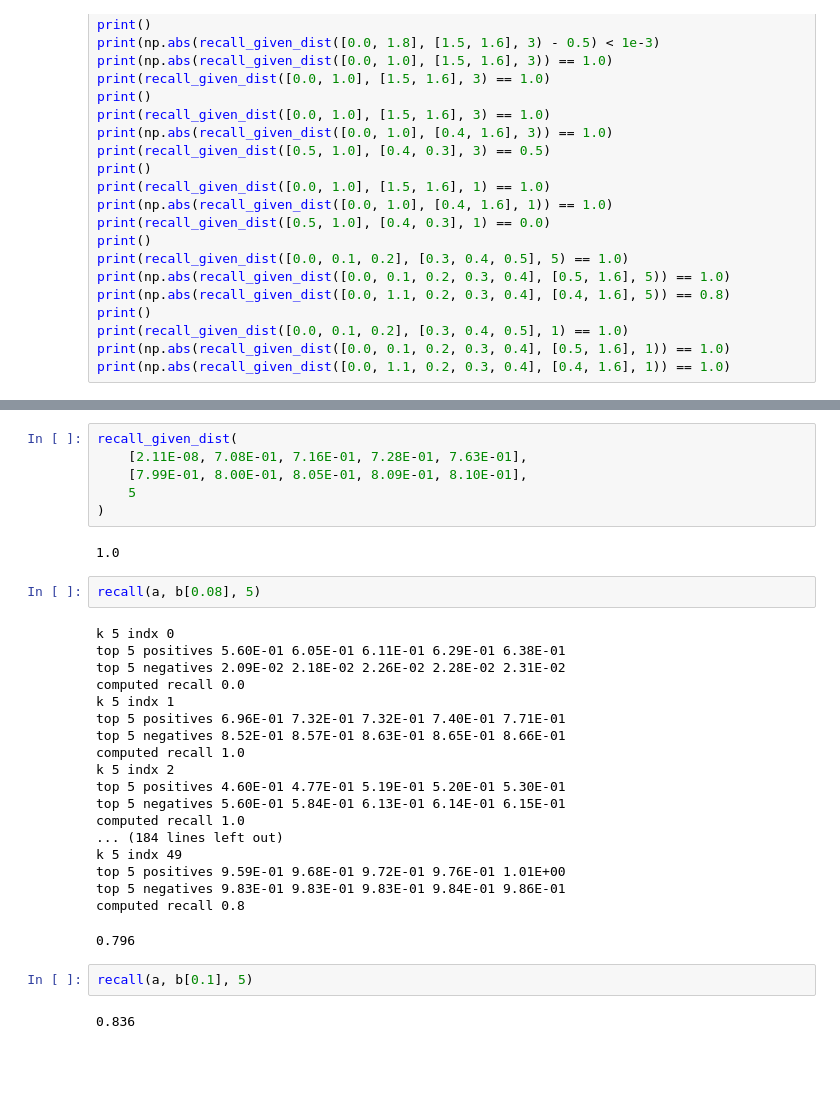
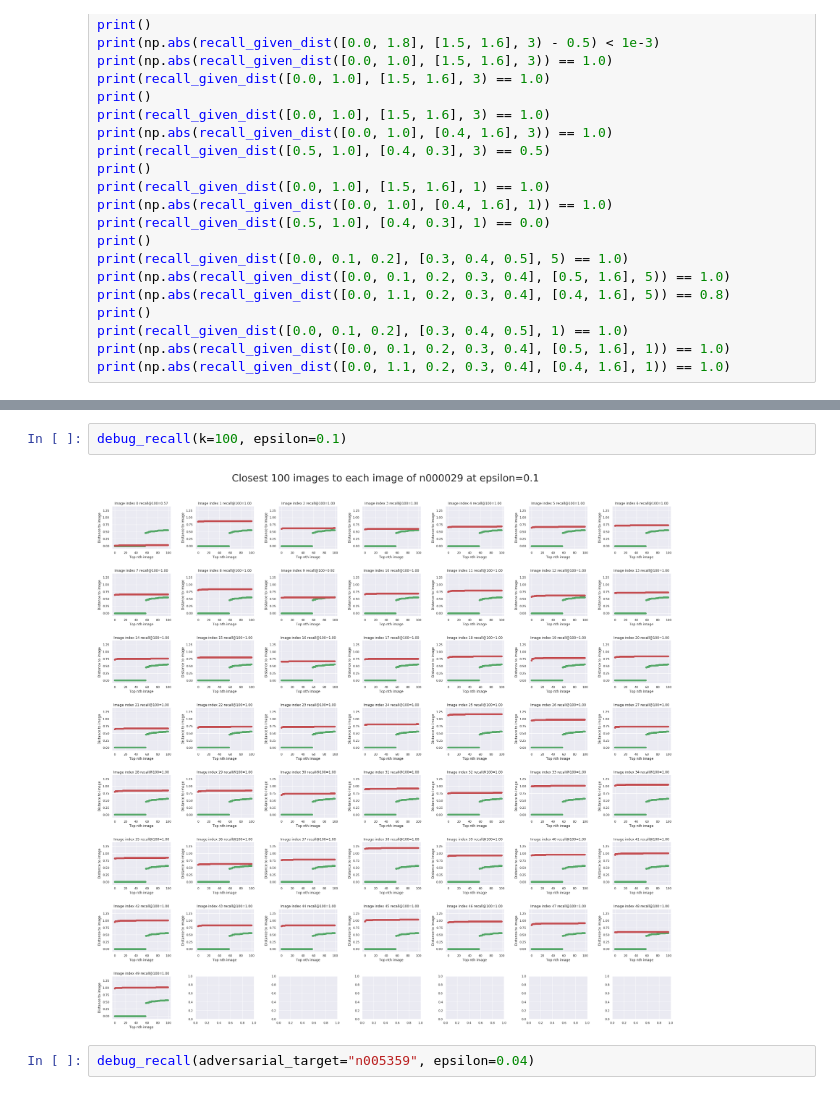
Before and after one commit to psturmfels/adversarial_faces, a Jupyter notebook: notebooks/recall_community_naive_same.ipynb, the cells around one changed output, grey strips where cells are left out. Cells and saved outputs as stored; diff of their text form; blank space fills up the shorter version.

```diff
--- a/notebooks/recall_community_naive_same.ipynb
+++ b/notebooks/recall_community_naive_same.ipynb
@@ -359,33 +244,6 @@ dist_negative shape [0.51557904 0.1344929  0.10239705 0.45486313 0.25278583 0.05
-# %%
-recall_given_dist(
-    [2.11E-08, 7.08E-01, 7.16E-01, 7.28E-01, 7.63E-01],
-    [7.99E-01, 8.00E-01, 8.05E-01, 8.09E-01, 8.10E-01],
-    5
-)
-# %% [output]
-1.0
-# %%
-recall(a, b[0.08], 5)
-# %% [output]
-k 5 indx 0
-top 5 positives 5.60E-01 6.05E-01 6.11E-01 6.29E-01 6.38E-01
-top 5 negatives 2.09E-02 2.18E-02 2.26E-02 2.28E-02 2.31E-02
-computed recall 0.0
-k 5 indx 1
-top 5 positives 6.96E-01 7.32E-01 7.32E-01 7.40E-01 7.71E-01
-top 5 negatives 8.52E-01 8.57E-01 8.63E-01 8.65E-01 8.66E-01
-computed recall 1.0
-k 5 indx 2
-top 5 positives 4.60E-01 4.77E-01 5.19E-01 5.20E-01 5.30E-01
-top 5 negatives 5.60E-01 5.84E-01 6.13E-01 6.14E-01 6.15E-01
-computed recall 1.0
-... (184 lines left out)
-k 5 indx 49
-top 5 positives 9.59E-01 9.68E-01 9.72E-01 9.76E-01 1.01E+00
-top 5 negatives 9.83E-01 9.83E-01 9.83E-01 9.84E-01 9.86E-01
-computed recall 0.8
-0.796
-# %%
-recall(a, b[0.1], 5)
-# %% [output]
-0.836
+# %%
+debug_recall(k=100, epsilon=0.1)
+# %% [output]
+[figure, added]
+# %%
+debug_recall(adversarial_target="n005359", epsilon=0.04)
```
Also changed, not shown: parts of 10 cells of this notebook.
